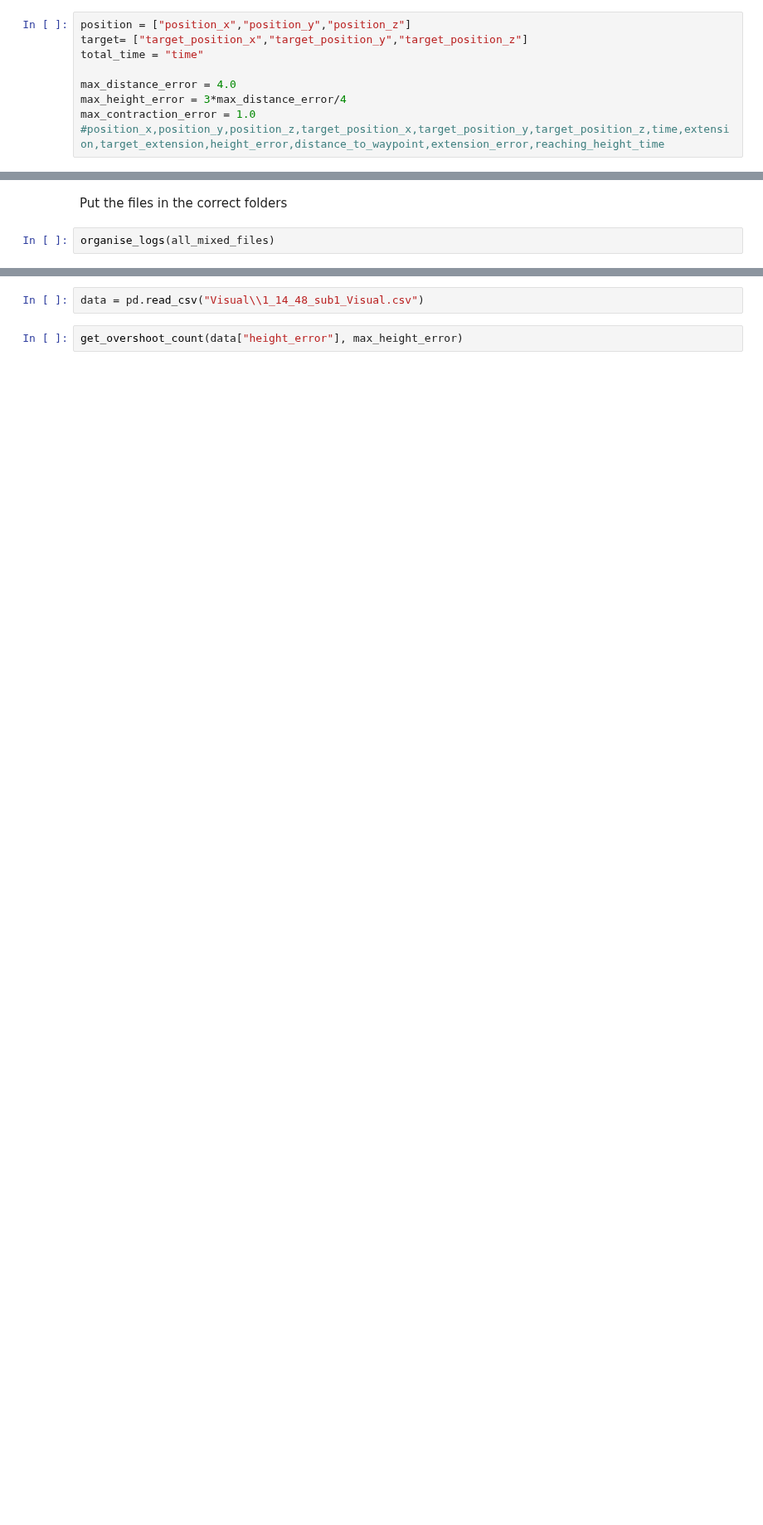
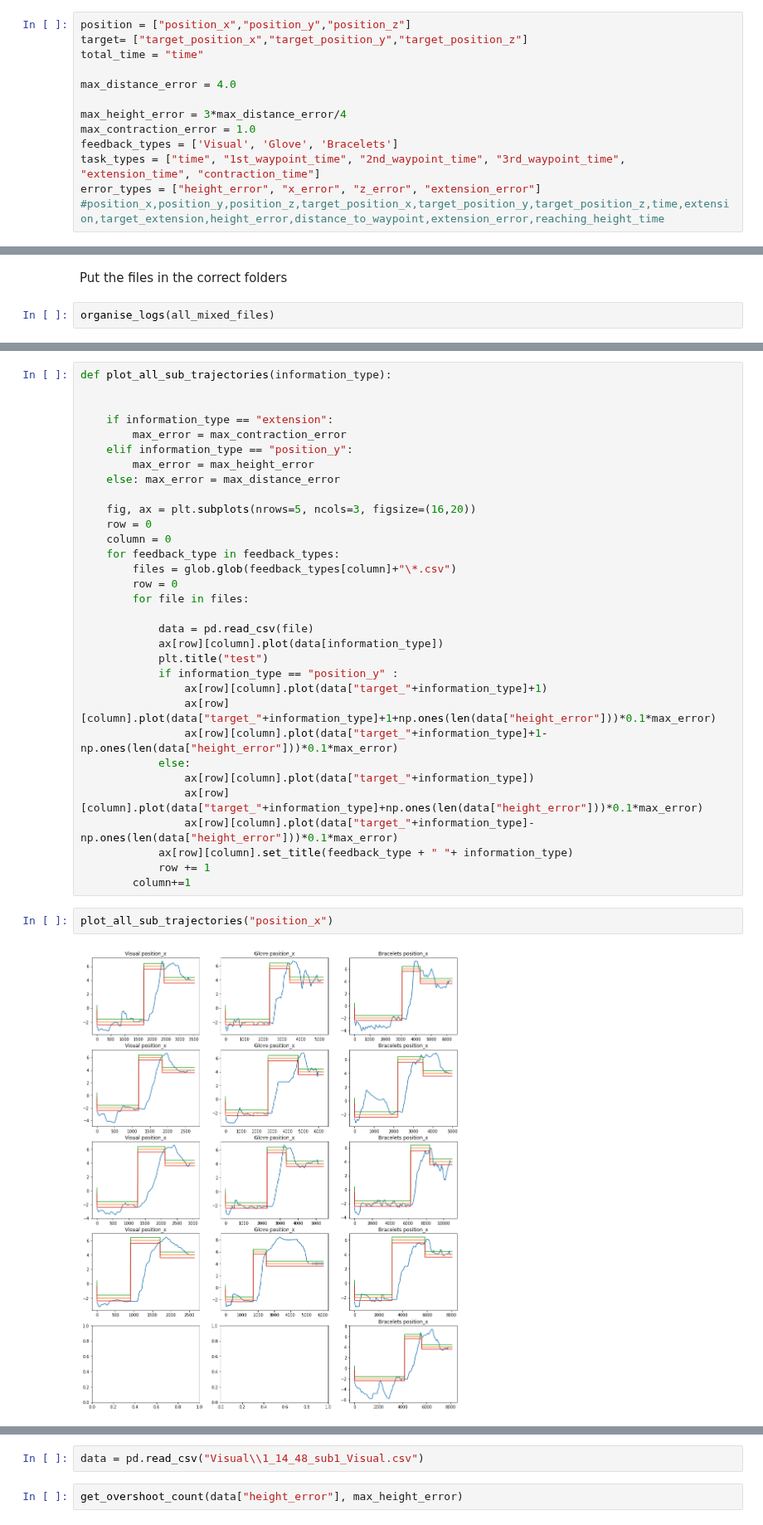
Before and after one commit to medioman22/Bidirectional_Interface, a Jupyter notebook: Hugo_data_analysis/data_analysis.ipynb, the cells around one changed output, grey strips where cells are left out. Shown at 83% size. Drawn from its saved outputs; the diff is of its cells as text; blank space fills up the shorter version.

```diff
--- a/Hugo_data_analysis/data_analysis.ipynb
+++ b/Hugo_data_analysis/data_analysis.ipynb
@@ -11,8 +11,12 @@ target= ["target_position_x","target_position_y","target_position_z"]
 total_time = "time"
 
 max_distance_error = 4.0
+
 max_height_error = 3*max_distance_error/4
 max_contraction_error = 1.0
+feedback_types = ['Visual', 'Glove', 'Bracelets']
+task_types = ["time", "1st_waypoint_time", "2nd_waypoint_time", "3rd_waypoint_time", "extension_time", "contraction_time"]
+error_types = ["height_error", "x_error", "z_error", "extension_error"]
 #position_x,position_y,position_z,target_position_x,target_position_y,target_position_z,time,extension,target_extension,height_error,distance_to_waypoint,extension_error,reaching_height_time
 # %%
 os.getcwd()
@@ -246,0 +199,36 @@ plot_height("Visual")
+# %%
+def plot_all_sub_trajectories(information_type):
+
+
+    if information_type == "extension":
+        max_error = max_contraction_error
+    elif information_type == "position_y":
+        max_error = max_height_error
+    else: max_error = max_distance_error
+
+    fig, ax = plt.subplots(nrows=5, ncols=3, figsize=(16,20))
+    row = 0
+    column = 0
+    for feedback_type in feedback_types:
+        files = glob.glob(feedback_types[column]+"\*.csv")
+        row = 0
+        for file in files:
+
+            data = pd.read_csv(file)
+            ax[row][column].plot(data[information_type])
+            plt.title("test")
+            if information_type == "position_y" :
+                ax[row][column].plot(data["target_"+information_type]+1)
+                ax[row][column].plot(data["target_"+information_type]+1+np.ones(len(data["height_error"]))*0.1*max_error)
+                ax[row][column].plot(data["target_"+information_type]+1-np.ones(len(data["height_error"]))*0.1*max_error)
+            else:
+                ax[row][column].plot(data["target_"+information_type])
+                ax[row][column].plot(data["target_"+information_type]+np.ones(len(data["height_error"]))*0.1*max_error)
+                ax[row][column].plot(data["target_"+information_type]-np.ones(len(data["height_error"]))*0.1*max_error)
+            ax[row][column].set_title(feedback_type + " "+ information_type)
+            row += 1
+        column+=1
+# %%
+plot_all_sub_trajectories("position_x")
+# %% [output]
+[figure, added]
```
Also changed, not shown: parts of 23 cells of this notebook.
